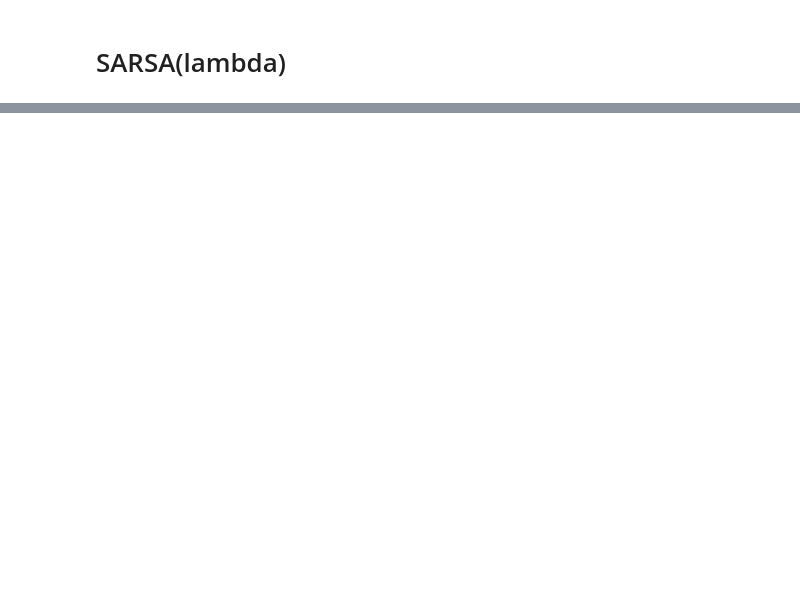
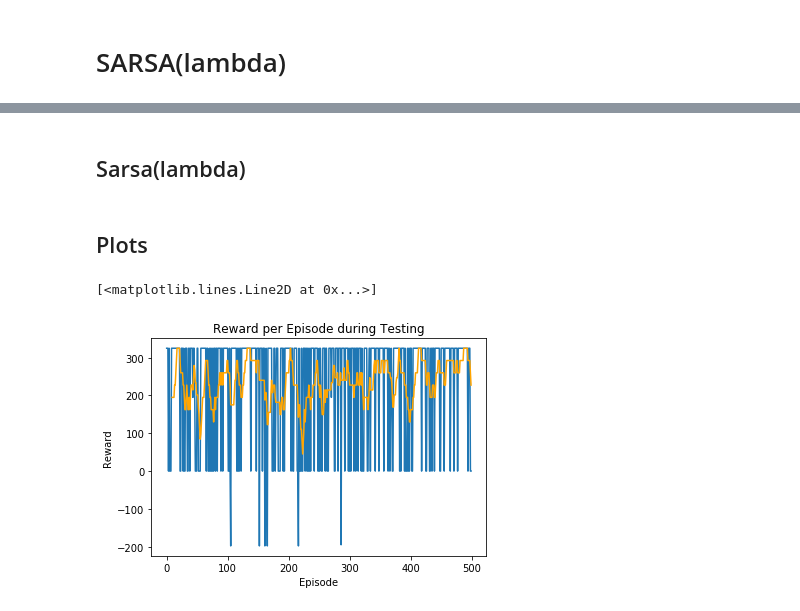
Before and after one commit to aarontan-git/RL_algorithms, a Jupyter notebook: Notebooks/SARSA(lamda).ipynb, the cells around one changed output, grey strips where cells are left out. Saved outputs shown, nothing was run; the diff lists cells and outputs as text; code cells hidden in the pictures; blank space fills up the shorter version.

```diff
--- a/Notebooks/SARSA(lamda).ipynb
+++ b/Notebooks/SARSA(lamda).ipynb
@@ -77,10 +60,0 @@ lr = 0.1
-# %%
-# iterate 500 times: each time, generating an episode of 200 steps
-max_steps = 200
-
-# define variables for keeping track of time steps
-Terminal = max_steps
-t_list=[]
-for i in range(1,max_steps+1):
-    t = Terminal - i
-    t_list.append(t)
@@ -121,0 +123,2 @@ def Average(lst):
+# %% [markdown]
+## Sarsa(lambda)
@@ -193,3 +226,19 @@ for iteration in range(500):
+# %% [markdown]
+## Plots
+# %%
+# test reward of each episode, where delta is the change in Q values
+plt.plot(cumulative_test_reward_list)
+plt.title('Reward per Episode during Testing')
+plt.xlabel('Episode')
+plt.ylabel('Reward')
+
+# plot moving average
+delta_frame = pd.DataFrame(cumulative_test_reward_list)
+rolling_mean = delta_frame.rolling(window=10).mean()
+plt.plot(rolling_mean, label='Moving Average', color='orange')
+# %% [output]
+[<matplotlib.lines.Line2D at 0x...>]
+[figure, added]
 # %%
 # max delta of each episode, where delta is the change in Q values
 plt.plot(delta_list)
```
Also changed, not shown: parts of 25 cells of this notebook, 1 other file.
